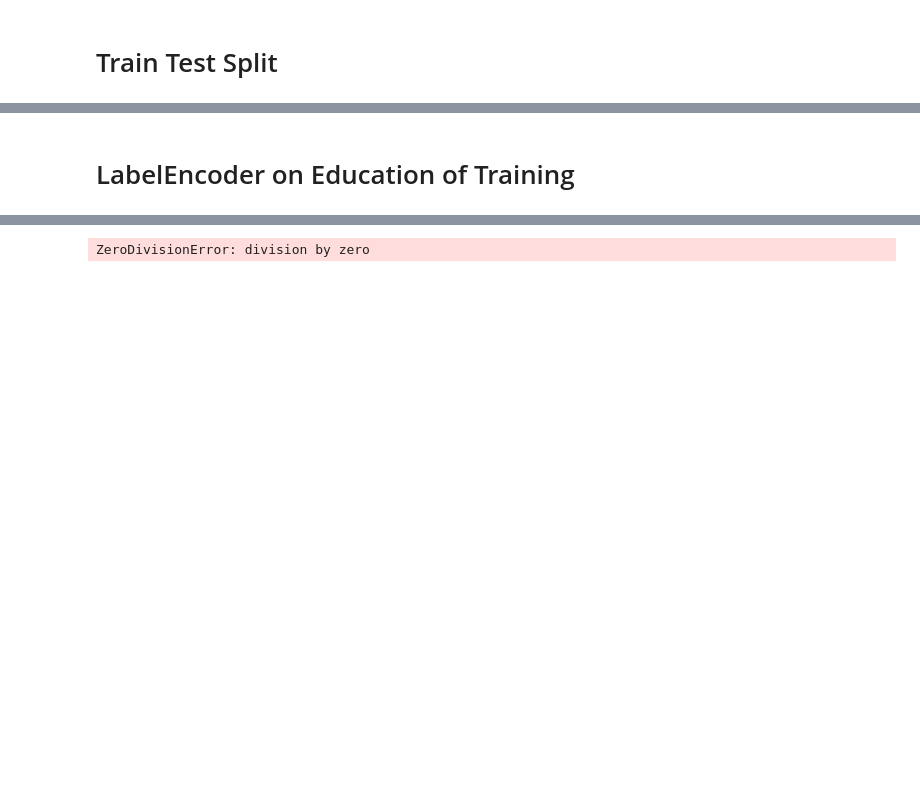
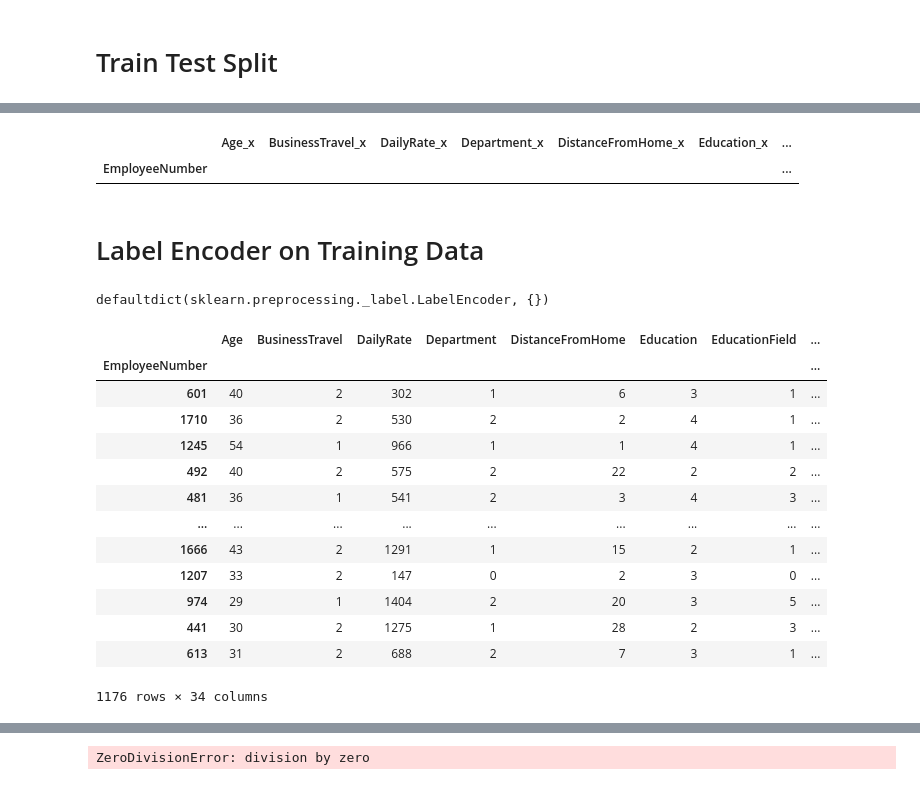
Before and after one commit to dlma1234/datascience_casestudies, a Jupyter notebook: hr_analytics/HR_Attrition_Analysis.ipynb, the cells around one changed output, grey strips where cells are left out. Cells and saved outputs as stored; diff of their text form; code cells hidden in the pictures; blank space fills up the shorter version.

```diff
--- a/hr_analytics/HR_Attrition_Analysis.ipynb
+++ b/hr_analytics/HR_Attrition_Analysis.ipynb
@@ -123,6 +139,13 @@ hr_df
+# %%
+nominal_categories = ['Attrition', 'BusinessTravel', 'Department', 'EducationField',
+                      'Gender', 'JobRole', 'MaritalStatus', 'OverTime']
 # %% [markdown]
 # Train Test Split
 # %%
 target = hr_df['Attrition']
 features = hr_df.drop(['Attrition'], axis=1)
 x_train, x_test, y_train, y_test = train_test_split(features, target, test_size=0.2, random_state=234)
+# %%
+train_df = x_train.copy()
+train_df['Attrition'] = y_train
+train_df['Attrition']
@@ -129,2 +190,9 @@ x_train, x_test, y_train, y_test = train_test_split(features, target, test_size=
+# %%
+check_test_df = pd.merge(left=test_df, right=hr_df, left_index=True, right_index=True)
+# check_test_df
+check_test_df[(check_test_df['Attrition_x'] != check_test_df['Attrition_y'])]
+# %% [output]
+|  | Age_x | BusinessTravel_x | DailyRate_x | Department_x | DistanceFromHome_x | Education_x | ... |
+| EmployeeNumber |  |  |  |  |  |  | ... |
 # %% [markdown]
-# LabelEncoder on Education of Training
+# Label Encoder on Training Data
@@ -133,0 +202,23 @@ educ_labels = educ_LE.fit_transform
+# %%
+label_enc_dict = defaultdict(LabelEncoder)
+label_enc_dict
+# %% [output]
+defaultdict(sklearn.preprocessing._label.LabelEncoder, {})
+# %%
+train_df = train_df.apply(lambda x: label_enc_dict[x.name].fit_transform(x) if x.name in nominal_categories else x)
+train_df
+# %% [output]
+|  | Age | BusinessTravel | DailyRate | Department | DistanceFromHome | Education | EducationField | ... |
+| EmployeeNumber |  |  |  |  |  |  |  | ... |
+| 601 | 40 | 2 | 302 | 1 | 6 | 3 | 1 | ... |
+| 1710 | 36 | 2 | 530 | 2 | 2 | 4 | 1 | ... |
+| 1245 | 54 | 1 | 966 | 1 | 1 | 4 | 1 | ... |
+| 492 | 40 | 2 | 575 | 2 | 22 | 2 | 2 | ... |
+| 481 | 36 | 1 | 541 | 2 | 3 | 4 | 3 | ... |
+| ... | ... | ... | ... | ... | ... | ... | ... | ... |
+| 1666 | 43 | 2 | 1291 | 1 | 15 | 2 | 1 | ... |
+| 1207 | 33 | 2 | 147 | 0 | 2 | 3 | 0 | ... |
+| 974 | 29 | 1 | 1404 | 2 | 20 | 3 | 5 | ... |
+| 441 | 30 | 2 | 1275 | 1 | 28 | 2 | 3 | ... |
+| 613 | 31 | 2 | 688 | 2 | 7 | 3 | 1 | ... |
+1176 rows × 34 columns
```
Also changed, not shown: parts of 22 cells of this notebook.
